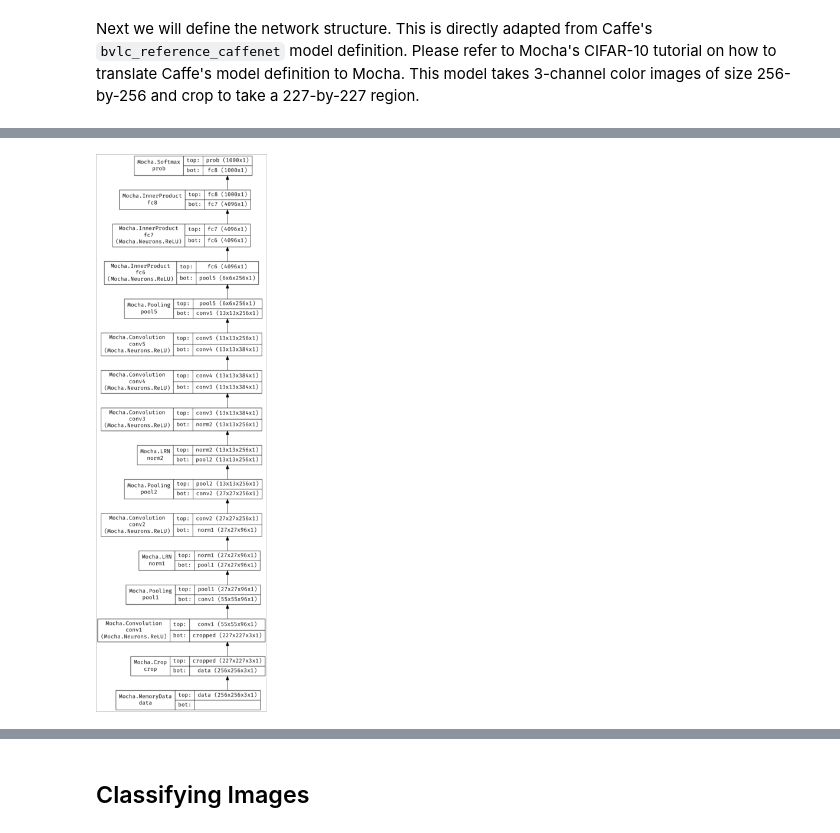
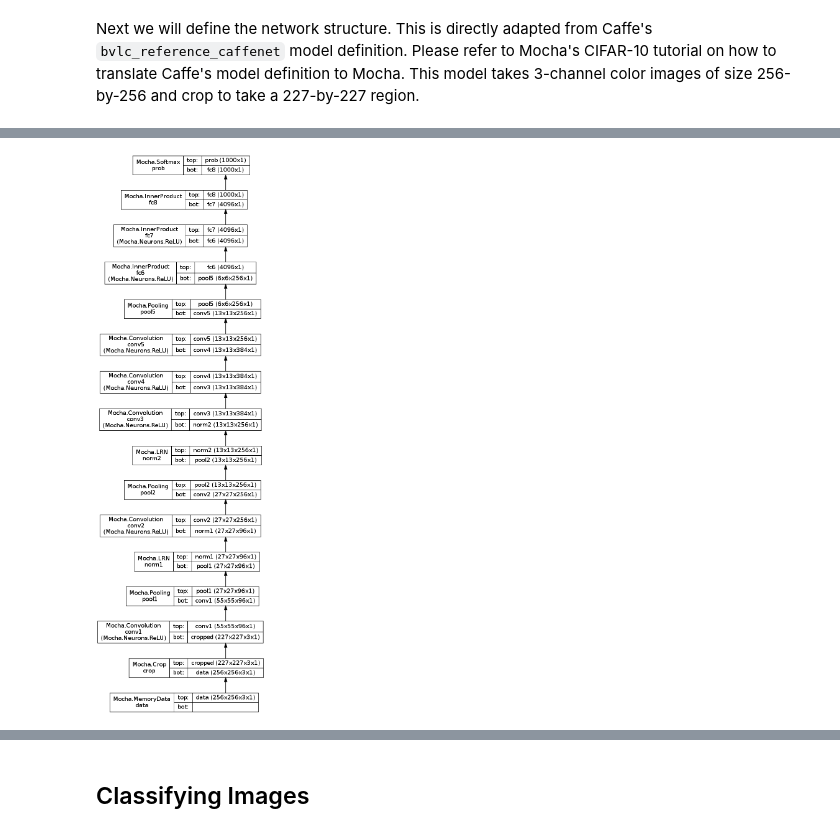
Before and after one commit to pluskid/Mocha.jl, a Jupyter notebook: examples/ijulia/ilsvrc12/imagenet-classifier.ipynb, the cells around one changed output, grey strips where cells are left out. Drawn from its saved outputs; the diff is of its cells as text; code cells hidden in the pictures.

Commit message:
updating ImageNet classification example

```diff
--- a/examples/ijulia/ilsvrc12/imagenet-classifier.ipynb
+++ b/examples/ijulia/ilsvrc12/imagenet-classifier.ipynb
@@ -114,9 +99,10 @@ open("net.dot", "w") do out net2dot(out, net) end
 run(pipeline(`dot -Tpng net.dot`, "net.png"))
 # %%
 using Images
-imread("net.png")
+using FileIO
+load("net.png")
 # %% [output]
-[figure, old version]
+[figure, new version]
 # %%
 # load pre-trained network parameters
 
```
Also changed, not shown: parts of 9 cells of this notebook, 1 other file.
